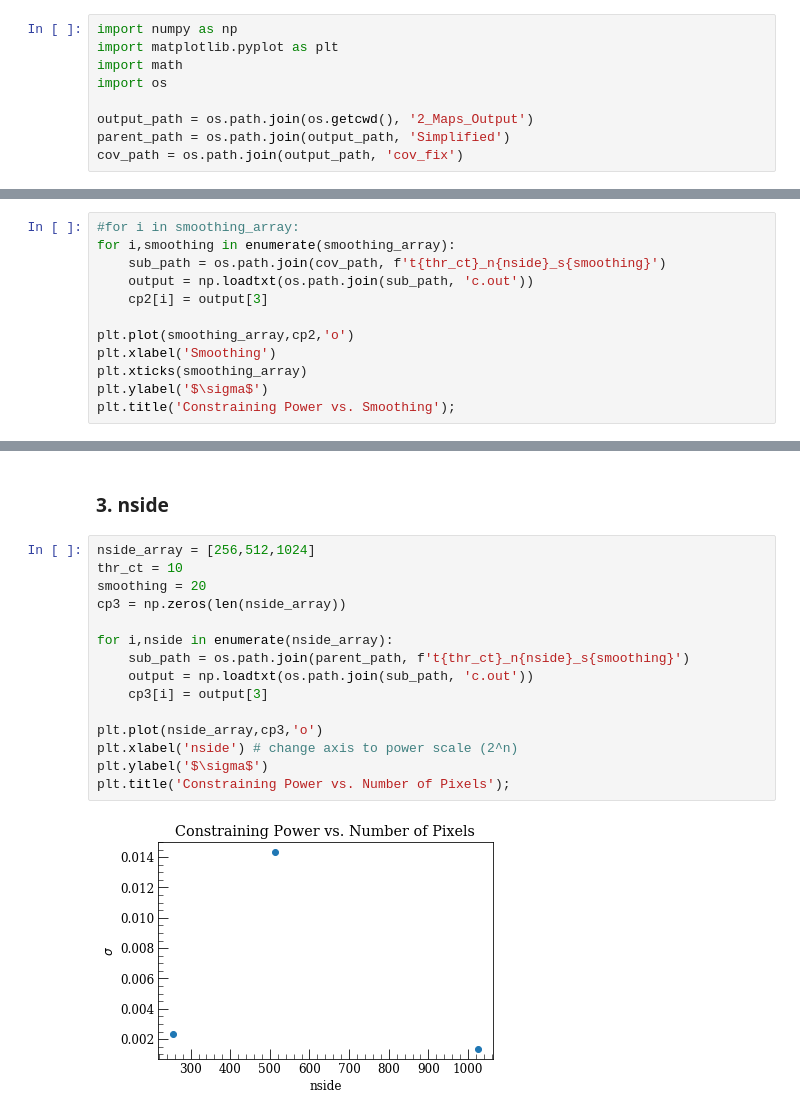
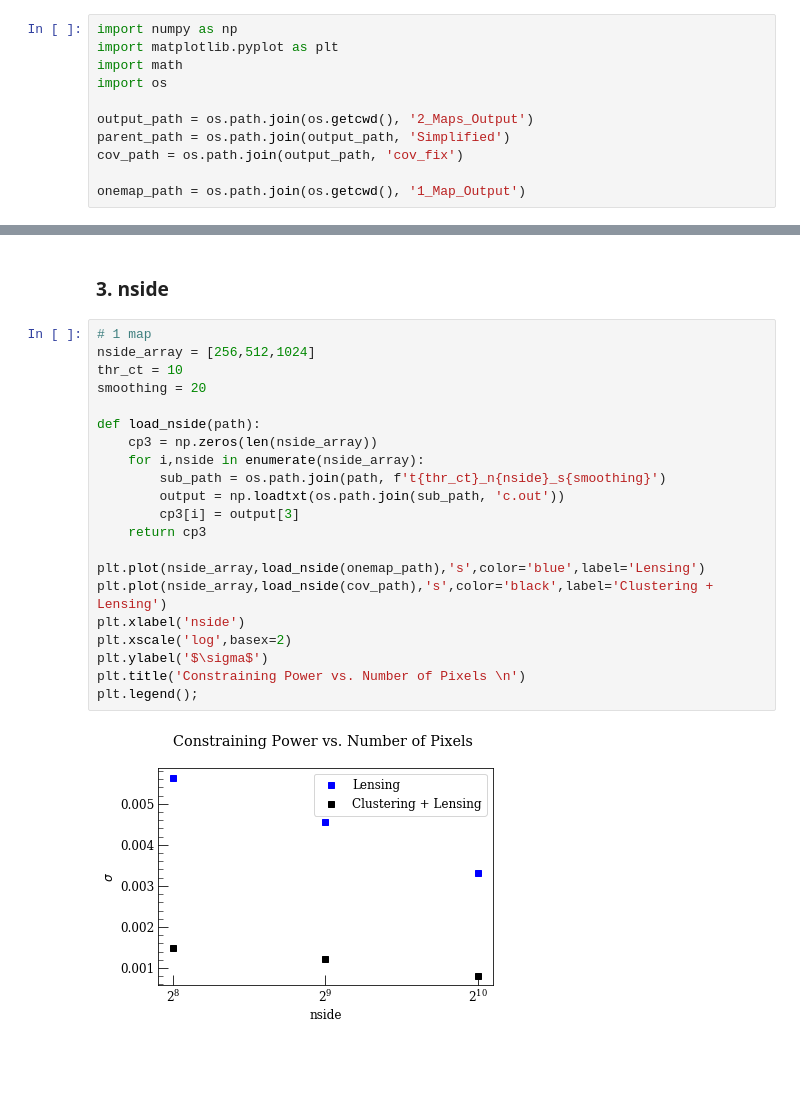
Before and after one commit to joezuntz/mink2, a Jupyter notebook: Test_Plots.ipynb, the cells around one changed output, grey strips where cells are left out. Drawn from its saved outputs; the diff is of its cells as text; blank space fills up the shorter version.

Commit message:
plot 1map and 2map output on same plot

```diff
--- a/Test_Plots.ipynb
+++ b/Test_Plots.ipynb
@@ -25,6 +25,8 @@ import os
 output_path = os.path.join(os.getcwd(), '2_Maps_Output')
 parent_path = os.path.join(output_path, 'Simplified')
 cov_path = os.path.join(output_path, 'cov_fix')
+
+onemap_path = os.path.join(os.getcwd(), '1_Map_Output')
 # %% [markdown]
 ### 1. Threshold
 # %%
@@ -79,12 +113,0 @@ plt.title('Constraining Power vs. Smoothing');
-# %%
-#for i in smoothing_array:
-for i,smoothing in enumerate(smoothing_array):
-    sub_path = os.path.join(cov_path, f't{thr_ct}_n{nside}_s{smoothing}')
-    output = np.loadtxt(os.path.join(sub_path, 'c.out'))
-    cp2[i] = output[3]
-
-plt.plot(smoothing_array,cp2,'o')
-plt.xlabel('Smoothing')
-plt.xticks(smoothing_array)
-plt.ylabel('$\sigma$')
-plt.title('Constraining Power vs. Smoothing');
@@ -93,19 +144,25 @@ plt.title('Constraining Power vs. Smoothing');
 # %% [markdown]
 ### 3. nside
 # %%
+# 1 map
 nside_array = [256,512,1024]
 thr_ct = 10
 smoothing = 20
-cp3 = np.zeros(len(nside_array))
 
-for i,nside in enumerate(nside_array):
-    sub_path = os.path.join(parent_path, f't{thr_ct}_n{nside}_s{smoothing}')
-    output = np.loadtxt(os.path.join(sub_path, 'c.out'))
-    cp3[i] = output[3]
+def load_nside(path):
+    cp3 = np.zeros(len(nside_array))
+    for i,nside in enumerate(nside_array):
+        sub_path = os.path.join(path, f't{thr_ct}_n{nside}_s{smoothing}')
+        output = np.loadtxt(os.path.join(sub_path, 'c.out'))
+        cp3[i] = output[3]
+    return cp3
 
-plt.plot(nside_array,cp3,'o')
-plt.xlabel('nside') # change axis to power scale (2^n)
+plt.plot(nside_array,load_nside(onemap_path),'s',color='blue',label='Lensing')
+plt.plot(nside_array,load_nside(cov_path),'s',color='black',label='Clustering + Lensing')
+plt.xlabel('nside')
+plt.xscale('log',basex=2)
 plt.ylabel('$\sigma$')
-plt.title('Constraining Power vs. Number of Pixels');
+plt.title('Constraining Power vs. Number of Pixels \n')
+plt.legend();
 # %% [output]
-[figure, old version]
+[figure, new version]
```
Also changed, not shown: parts of 18 cells of this notebook.
